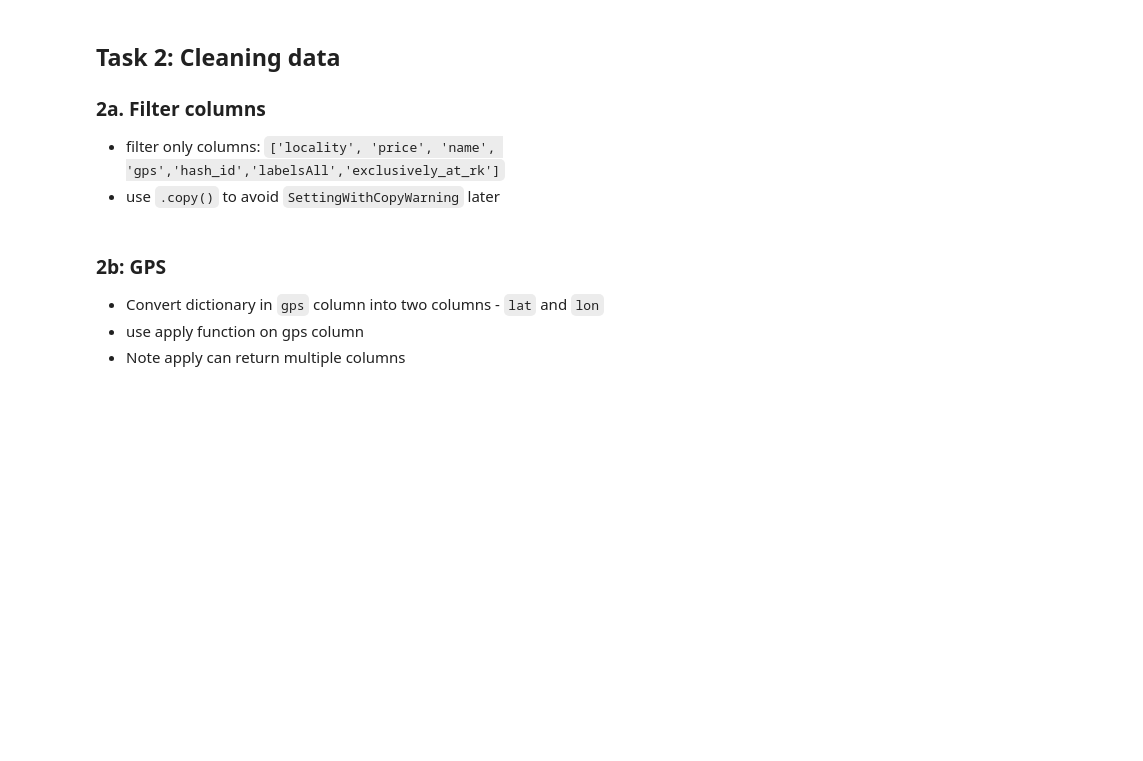
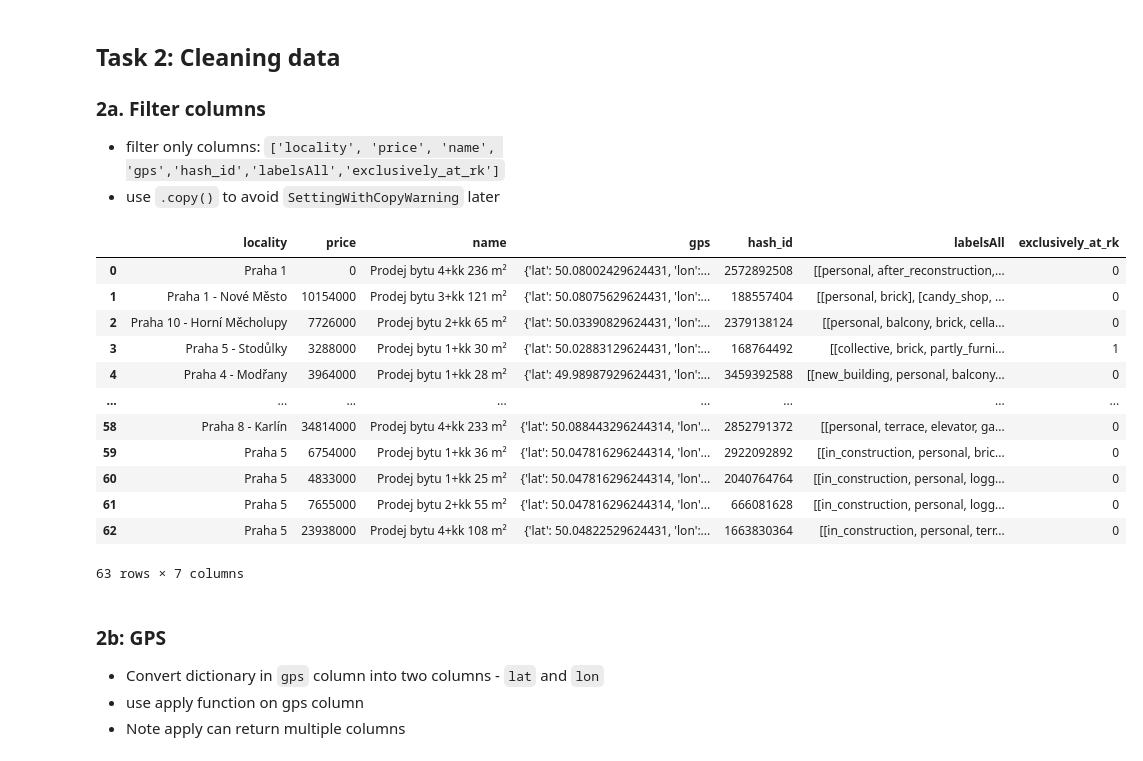
Before and after one commit to lpravda42/PythonDataIES, a Jupyter notebook: 05_APIs/moje_reseni.ipynb, the cells around one changed output. Saved outputs shown, nothing was run; the diff lists cells and outputs as text; code cells hidden in the pictures; blank space fills up the shorter version.

```diff
--- a/05_APIs/moje_reseni.ipynb
+++ b/05_APIs/moje_reseni.ipynb
@@ -94,8 +96,8 @@ start_page = int(input("start page input: "))
 end_page = int(input("end page input: "))
 # %%
 def single_df(start_page, end_page, category_main_cb, category_type_cb, locality_region_id):
-    l = [sreality_to_pd(getting_sreality(category_main_cb, category_type_cb, locality_region_id, i)) for i in range(start_page, end_page + 1)]
-    return pd.concat([pd.json_normalize(df["_embedded"]["estates"], max_level = 0) for df in l]).reset_index(drop = True)
+    l = [getting_sreality(category_main_cb, category_type_cb, locality_region_id, i) for i in range(start_page, end_page + 1)]
+    return pd.concat([pd.DataFrame(df["_embedded"]["estates"]) for df in l]).reset_index(drop = True)
 # %% [markdown]
 ## Task 2: Cleaning data
 
@@ -104,6 +106,22 @@ def single_df(start_page, end_page, category_main_cb, category_type_cb, locality
 * use `.copy()` to avoid `SettingWithCopyWarning` later
 # %%
 df = single_df(start_page, end_page, category_main_cb, category_type_cb, locality_region_id)[['locality', 'price', 'name', 'gps','hash_id','labelsAll','exclusively_at_rk']].copy(deep = True)
+
+df
+# %% [output]
+|  | locality | price | name | gps | hash_id | labelsAll | exclusively_at_rk |
+| 0 | Praha 1 | 0 | Prodej bytu 4+kk 236 m² | {'lat': 50.08002429624431, 'lon':... | 2572892508 | [[personal, after_reconstruction,... | 0 |
+| 1 | Praha 1 - Nové Město | 10154000 | Prodej bytu 3+kk 121 m² | {'lat': 50.08075629624431, 'lon':... | 188557404 | [[personal, brick], [candy_shop, ... | 0 |
+| 2 | Praha 10 - Horní Měcholupy | 7726000 | Prodej bytu 2+kk 65 m² | {'lat': 50.03390829624431, 'lon':... | 2379138124 | [[personal, balcony, brick, cella... | 0 |
+| 3 | Praha 5 - Stodůlky | 3288000 | Prodej bytu 1+kk 30 m² | {'lat': 50.02883129624431, 'lon':... | 168764492 | [[collective, brick, partly_furni... | 1 |
+| 4 | Praha 4 - Modřany | 3964000 | Prodej bytu 1+kk 28 m² | {'lat': 49.98987929624431, 'lon':... | 3459392588 | [[new_building, personal, balcony... | 0 |
+| ... | ... | ... | ... | ... | ... | ... | ... |
+| 58 | Praha 8 - Karlín | 34814000 | Prodej bytu 4+kk 233 m² | {'lat': 50.088443296244314, 'lon'... | 2852791372 | [[personal, terrace, elevator, ga... | 0 |
+| 59 | Praha 5 | 6754000 | Prodej bytu 1+kk 36 m² | {'lat': 50.047816296244314, 'lon'... | 2922092892 | [[in_construction, personal, bric... | 0 |
+| 60 | Praha 5 | 4833000 | Prodej bytu 1+kk 25 m² | {'lat': 50.047816296244314, 'lon'... | 2040764764 | [[in_construction, personal, logg... | 0 |
+| 61 | Praha 5 | 7655000 | Prodej bytu 2+kk 55 m² | {'lat': 50.047816296244314, 'lon'... | 666081628 | [[in_construction, personal, logg... | 0 |
+| 62 | Praha 5 | 23938000 | Prodej bytu 4+kk 108 m² | {'lat': 50.04822529624431, 'lon':... | 1663830364 | [[in_construction, personal, terr... | 0 |
+63 rows × 7 columns
 # %% [markdown]
 ### 2b: GPS
 * Convert dictionary in `gps` column into two columns - `lat` and `lon`
```
Also changed, not shown: parts of 2 cells of this notebook, 2 other files.
